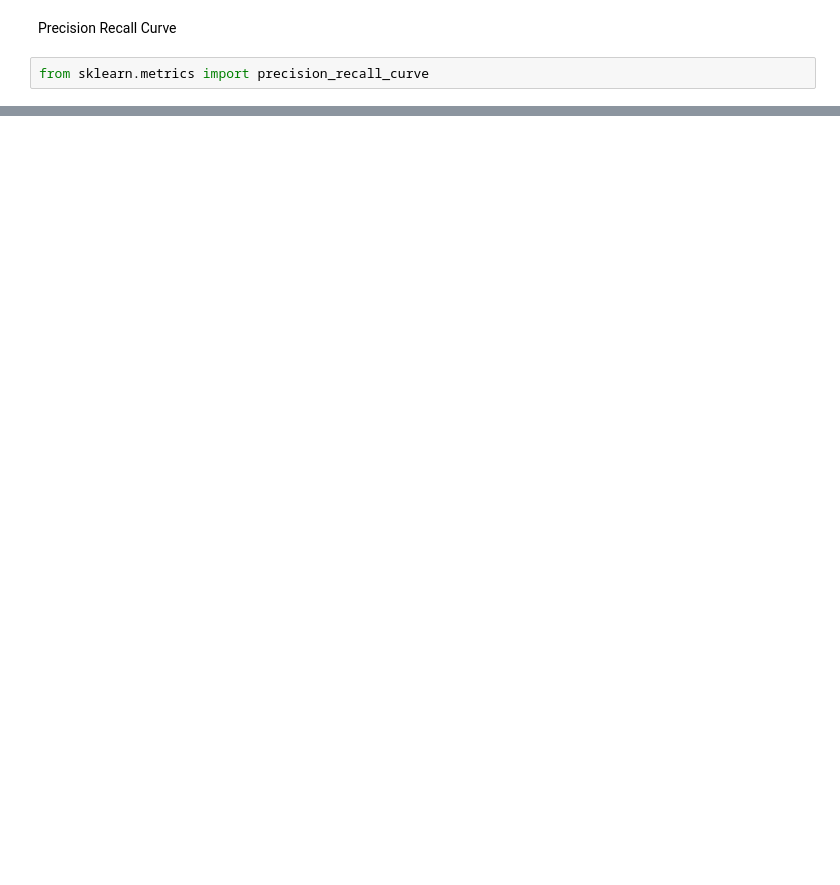
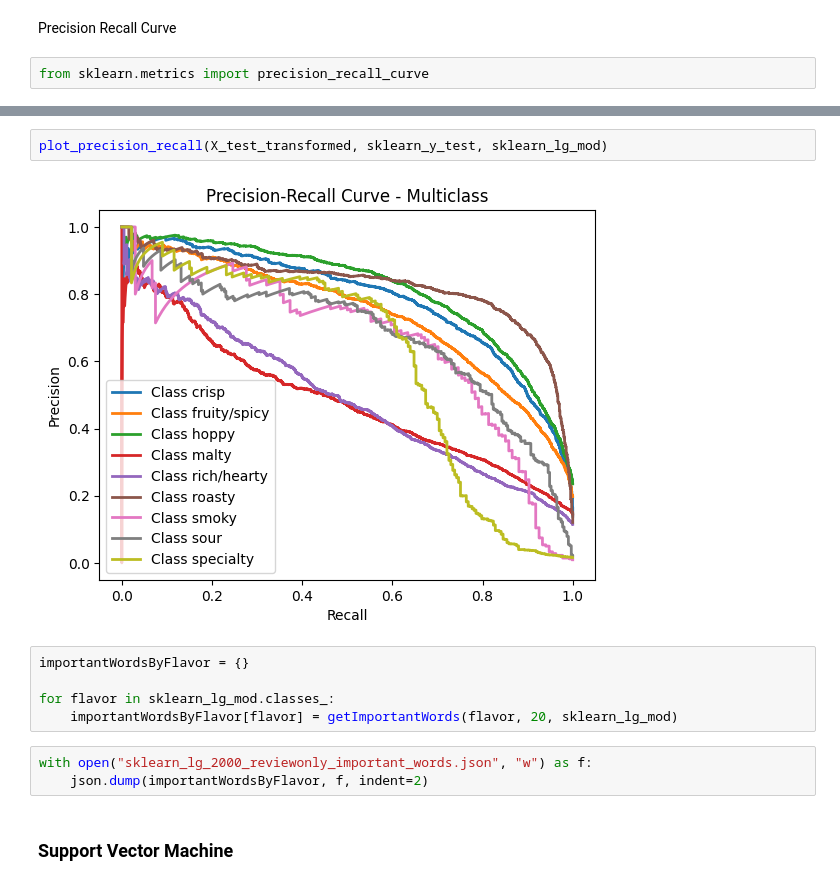
Before and after one commit to EdwardLinS/CSE158-BryanEdwardJesse, a Jupyter notebook: beers/notebook.ipynb, the cells around one changed output, grey strips where cells are left out. Saved outputs shown, nothing was run; the diff lists cells and outputs as text; blank space fills up the shorter version.

```diff
--- a/beers/notebook.ipynb
+++ b/beers/notebook.ipynb
@@ -581,0 +831,14 @@ counts.reverse()
+# %%
+plot_precision_recall(X_test_transformed, sklearn_y_test, sklearn_lg_mod)
+# %% [output]
+[figure, added]
+# %%
+importantWordsByFlavor = {}
+
+for flavor in sklearn_lg_mod.classes_:
+    importantWordsByFlavor[flavor] = getImportantWords(flavor, 20, sklearn_lg_mod)
+# %%
+with open("sklearn_lg_2000_reviewonly_important_words.json", "w") as f:
+    json.dump(importantWordsByFlavor, f, indent=2)
+# %% [markdown]
+### Support Vector Machine
```
Also changed, not shown: parts of 60 cells of this notebook, 2 other files.
